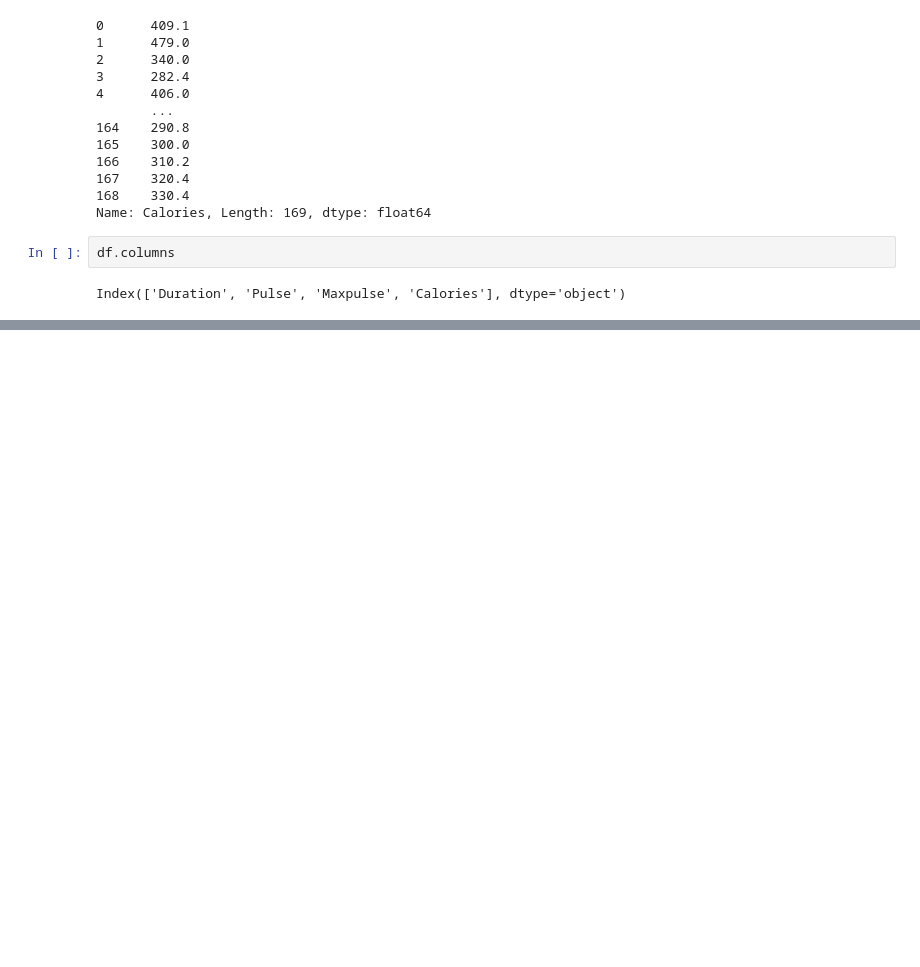
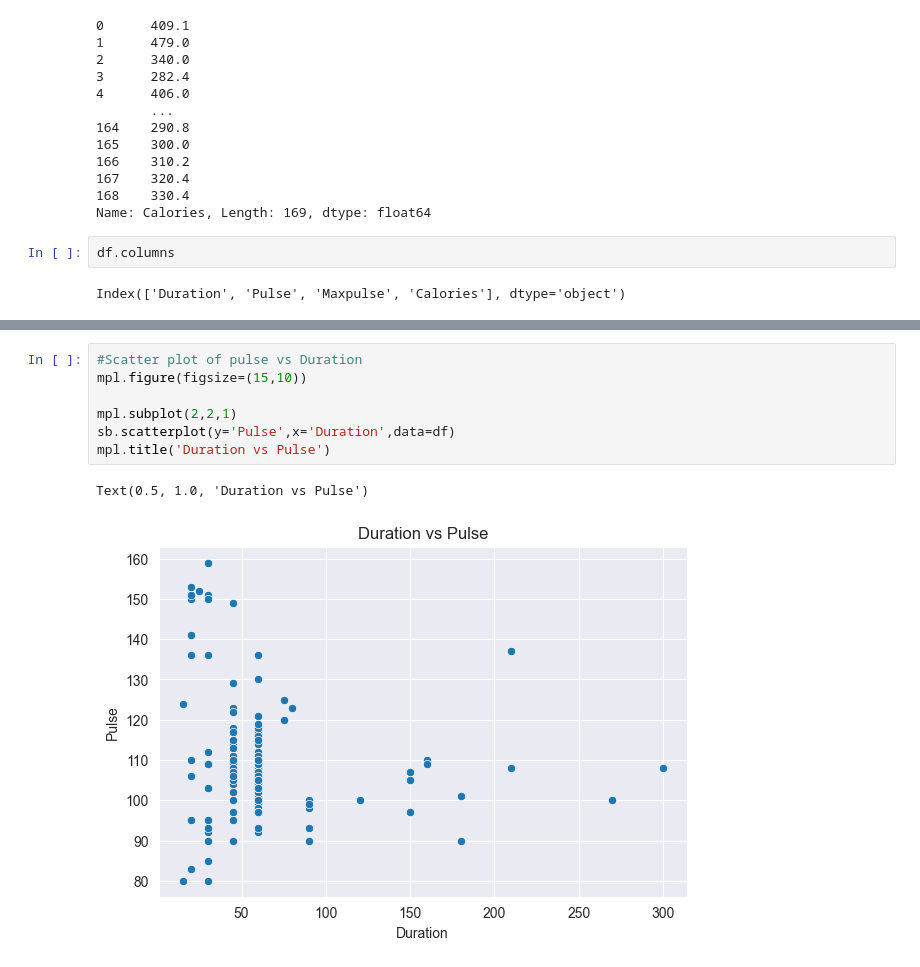
Before and after one commit to Jimisaq/Ainamani_Jim, a Jupyter notebook: lectures/week2/lecture5/datacleaning.ipynb, the cells around one changed output, grey strips where cells are left out. Drawn from its saved outputs; the diff is of its cells as text; blank space fills up the shorter version.

```diff
--- a/lectures/week2/lecture5/datacleaning.ipynb
+++ b/lectures/week2/lecture5/datacleaning.ipynb
@@ -157,0 +158,10 @@ Text(0.5, 1.0, 'Calories Distribution')
+# %%
+#Scatter plot of pulse vs Duration
+mpl.figure(figsize=(15,10))
+
+mpl.subplot(2,2,1)
+sb.scatterplot(y='Pulse',x='Duration',data=df)
+mpl.title('Duration vs Pulse')
+# %% [output]
+Text(0.5, 1.0, 'Duration vs Pulse')
+[figure, added]
```
Also changed, not shown: parts of 3 cells of this notebook, 12 other files.
